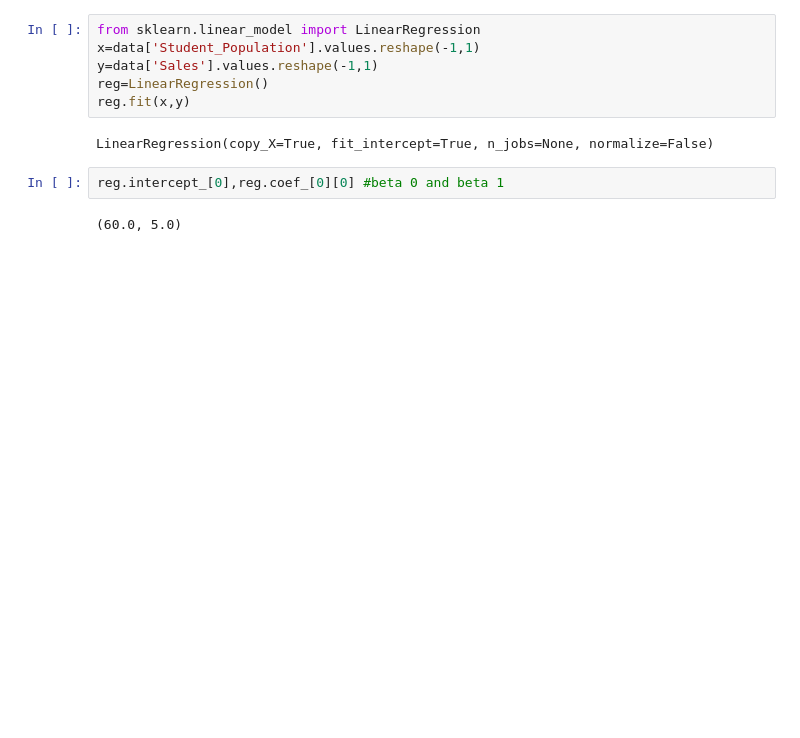
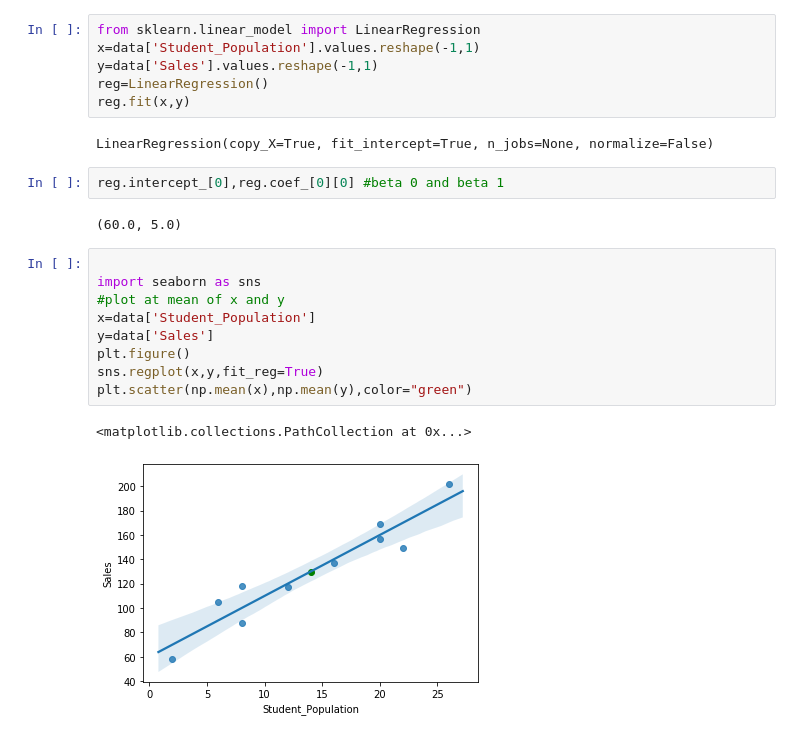
Before and after one commit to garimasingh128/Data-Analytics-with-Python-NPTEL-MOOCS, a Jupyter notebook: Week 7.ipynb, the cells around one changed output. Saved outputs shown, nothing was run; the diff lists cells and outputs as text; blank space fills up the shorter version.

```diff
--- a/Week 7.ipynb
+++ b/Week 7.ipynb
@@ -71,3 +82,15 @@ LinearRegression(copy_X=True, fit_intercept=True, n_jobs=None, normalize=False)
 reg.intercept_[0],reg.coef_[0][0] #beta 0 and beta 1
 # %% [output]
 (60.0, 5.0)
+# %%
+
+import seaborn as sns
+#plot at mean of x and y
+x=data['Student_Population']
+y=data['Sales']
+plt.figure()
+sns.regplot(x,y,fit_reg=True)
+plt.scatter(np.mean(x),np.mean(y),color="green")
+# %% [output]
+<matplotlib.collections.PathCollection at 0x...>
+[figure, added]
```
Also changed, not shown: parts of 36 cells of this notebook, 4 other files.
